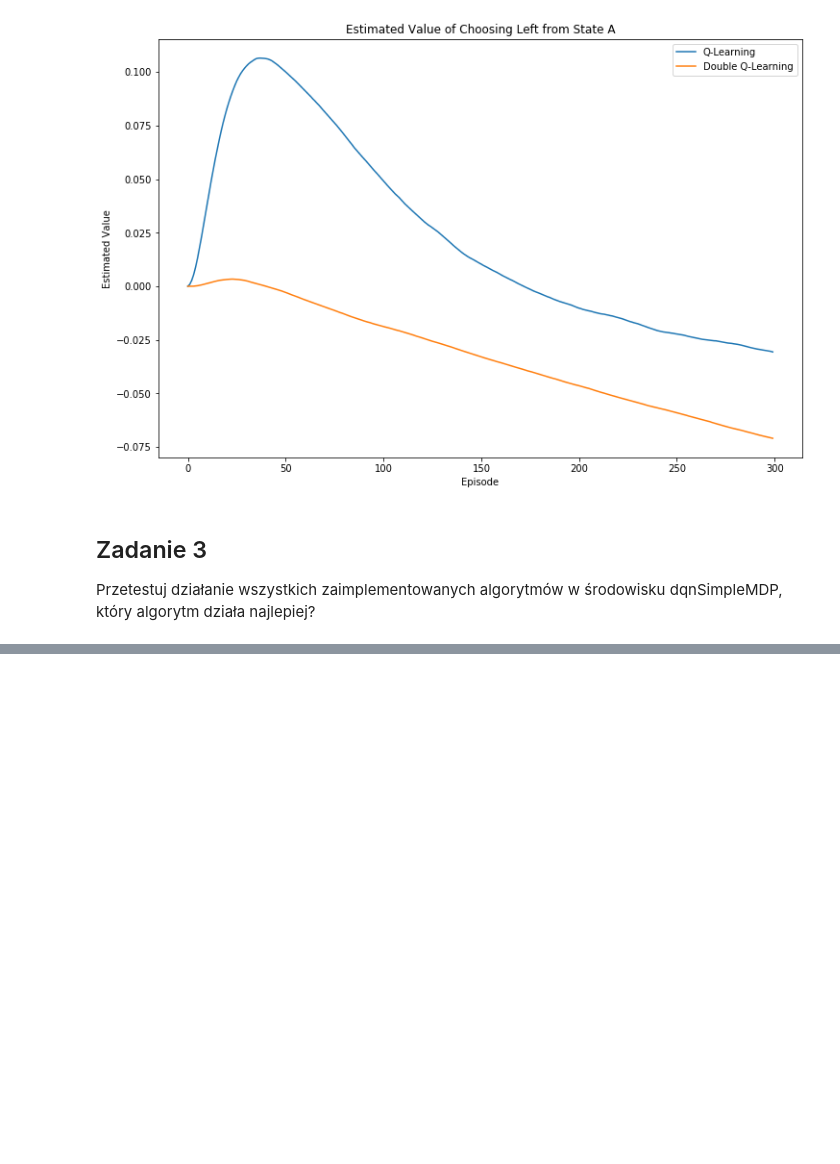
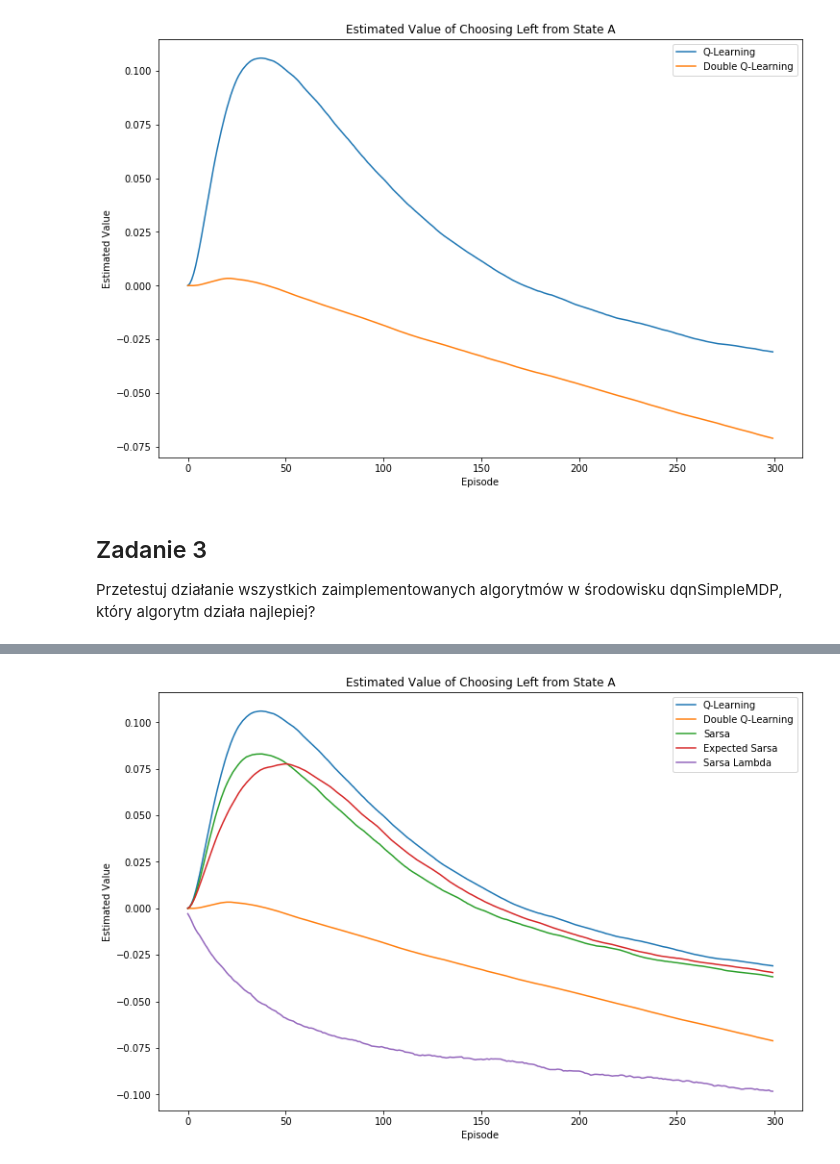
Before and after one commit to Anamitr/ISI-lab, a Jupyter notebook: Lab. 3.ipynb, the cells around one changed output, grey strips where cells are left out. Saved outputs shown, nothing was run; the diff lists cells and outputs as text; code cells hidden in the pictures; blank space fills up the shorter version.

```diff
--- a/Lab. 3.ipynb
+++ b/Lab. 3.ipynb
@@ -529,0 +597,29 @@ Przetestuj działanie wszystkich zaimplementowanych algorytmów w środowisku dq
+# %%
+# Sarsa Lambda
+t = 0
+while t < max_tests:
+
+    Q = {state: np.zeros(env.max_actions) for state in env.state_actions.keys()}
+    agent = SARSALambdaAgent(alpha=0.1, epsilon=0.1, discount=0.99,
+                   get_legal_actions=env.get_possible_actions, lambda_value = 0.5)
+    for ep in range(n_eps):
+        state = env.reset()
+        while True:
+            # Select eps-greedy action
+            action = agent.get_action(state)
+
+            # Count left actions from A
+            if state == 'A' and action == 1:
+                left_count_lambda_sarsa[ep] += 1
+
+            next_state, reward, done, _ = env.step(action)
+
+            agent.update(state, action, reward, next_state)
+
+            state = next_state
+            if done:
+                lambda_sarsa_estimate[ep] += agent.get_qvalue('A', 1)
+                break
+    t += 1
+
+lambda_sarsa_estimate /= max_tests
@@ -529,0 +645,15 @@ Przetestuj działanie wszystkich zaimplementowanych algorytmów w środowisku dq
+# %%
+plt.figure(figsize=(12,8))
+plt.plot(q_estimate, label='Q-Learning')
+plt.plot(dq_estimate, label='Double Q-Learning')
+plt.plot(sarsa_estimate, label='Sarsa')
+plt.plot(expected_sarsa_estimate, label='Expected Sarsa')
+plt.plot(lambda_sarsa_estimate, label='Sarsa Lambda')
+
+plt.legend()
+plt.xlabel('Episode')
+plt.ylabel('Estimated Value')
+plt.title('Estimated Value of Choosing Left from State A')
+plt.show()
+# %% [output]
+[figure, added]
```
Also changed, not shown: parts of 9 cells of this notebook, 1 other file.
